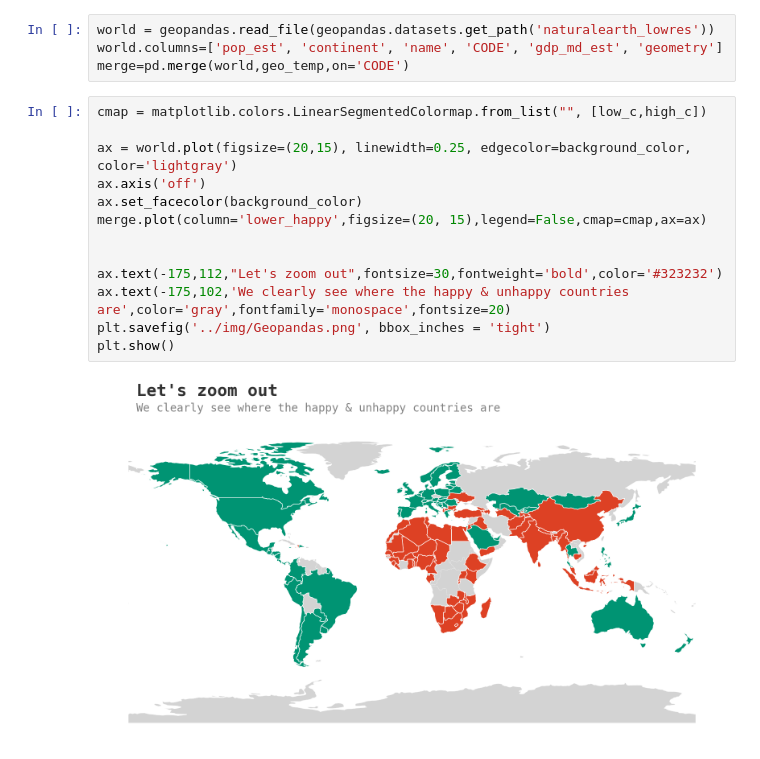
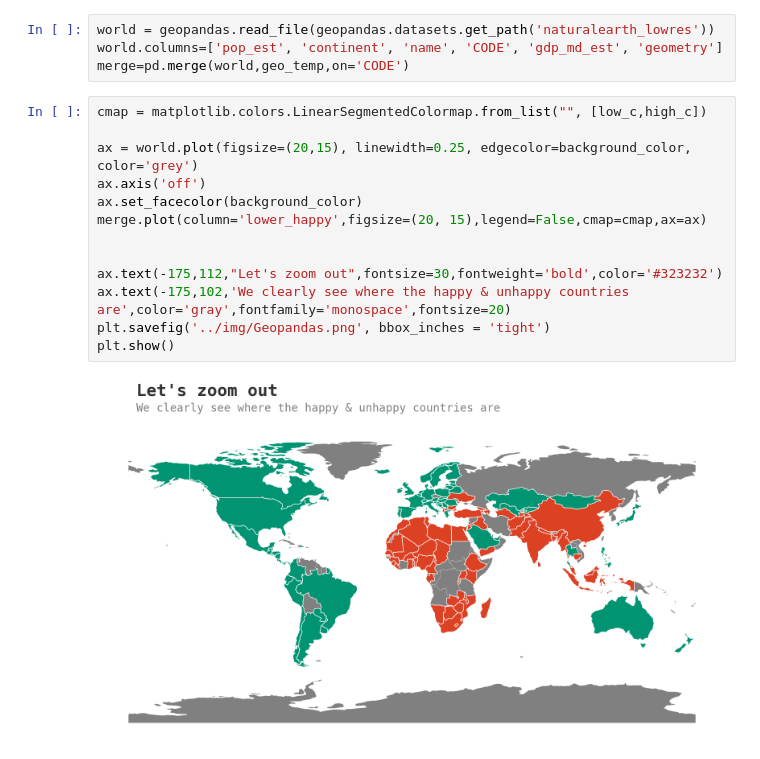
Before and after one commit to Hohenadel/world-happiness-case-study, a Jupyter notebook: notebooks/world.ipynb, the cells around one changed output. Drawn from its saved outputs; the diff is of its cells as text.

```diff
--- a/notebooks/world.ipynb
+++ b/notebooks/world.ipynb
@@ -440,15 +456,15 @@ merge=pd.merge(world,geo_temp,on='CODE')
 # %%
 cmap = matplotlib.colors.LinearSegmentedColormap.from_list("", [low_c,high_c])
 
-ax = world.plot(figsize=(20,15), linewidth=0.25, edgecolor=background_color, color='lightgray')
+ax = world.plot(figsize=(20,15), linewidth=0.25, edgecolor=background_color, color='grey')
 ax.axis('off')
 ax.set_facecolor(background_color)
 merge.plot(column='lower_happy',figsize=(20, 15),legend=False,cmap=cmap,ax=ax)
 
 
 ax.text(-175,112,"Let's zoom out",fontsize=30,fontweight='bold',color='#323232')
 ax.text(-175,102,'We clearly see where the happy & unhappy countries are',color='gray',fontfamily='monospace',fontsize=20)
 plt.savefig('../img/Geopandas.png', bbox_inches = 'tight')
 plt.show()
 # %% [output]
-[figure, old version]
+[figure, new version]
```
Also changed, not shown: parts of 4 cells of this notebook, 4 other files.
